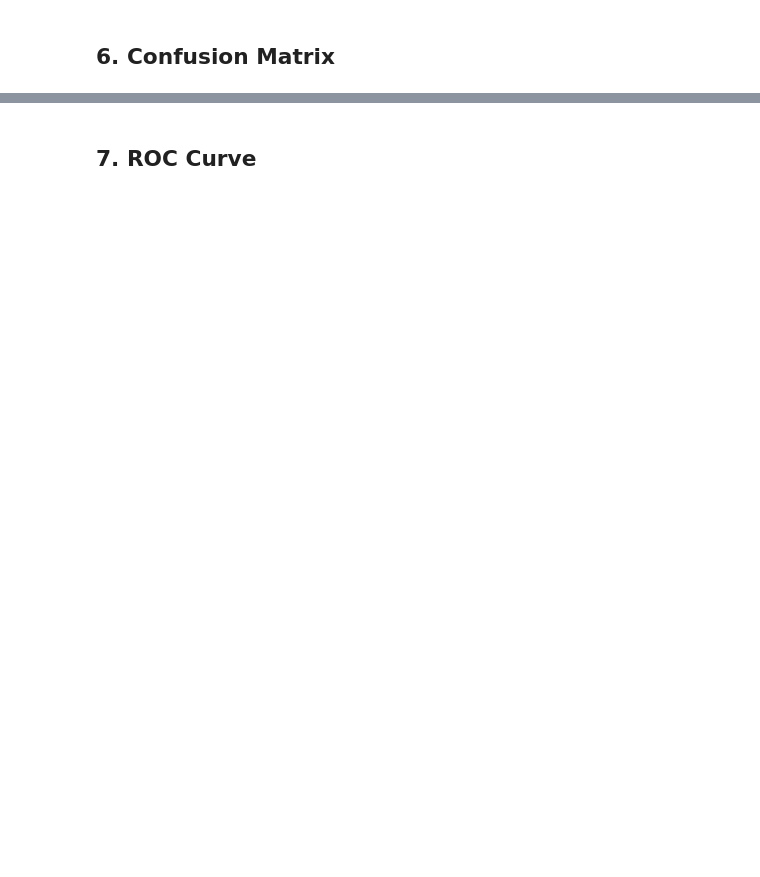
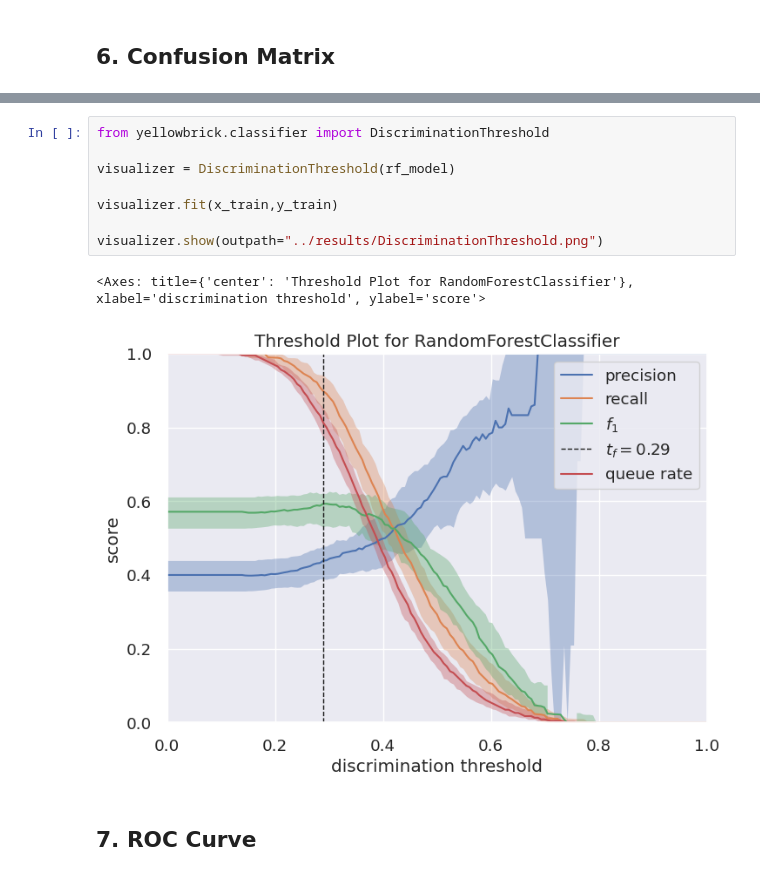
Before and after one commit to ITRoselloSignoris/Data-Science-Model-Deployment-, a Jupyter notebook: src/Water_Potability_Classification.ipynb, the cells around one changed output, grey strips where cells are left out. Cells and saved outputs as stored; diff of their text form; blank space fills up the shorter version.

```diff
--- a/src/Water_Potability_Classification.ipynb
+++ b/src/Water_Potability_Classification.ipynb
@@ -145,3 +205,14 @@ rf_loaded = pickle.load(open("model/rf.pkl", 'rb'))
+# %%
+from yellowbrick.classifier import DiscriminationThreshold
+
+visualizer = DiscriminationThreshold(rf_model)
+
+visualizer.fit(x_train,y_train)
+
+visualizer.show(outpath="../results/DiscriminationThreshold.png")
+# %% [output]
+<Axes: title={'center': 'Threshold Plot for RandomForestClassifier'}, xlabel='discrimination threshold', ylabel='score'>
+[figure, added]
 # %% [markdown]
 ## 7. ROC Curve
 # %%
```
Also changed, not shown: parts of 11 cells of this notebook, 2 other files.
